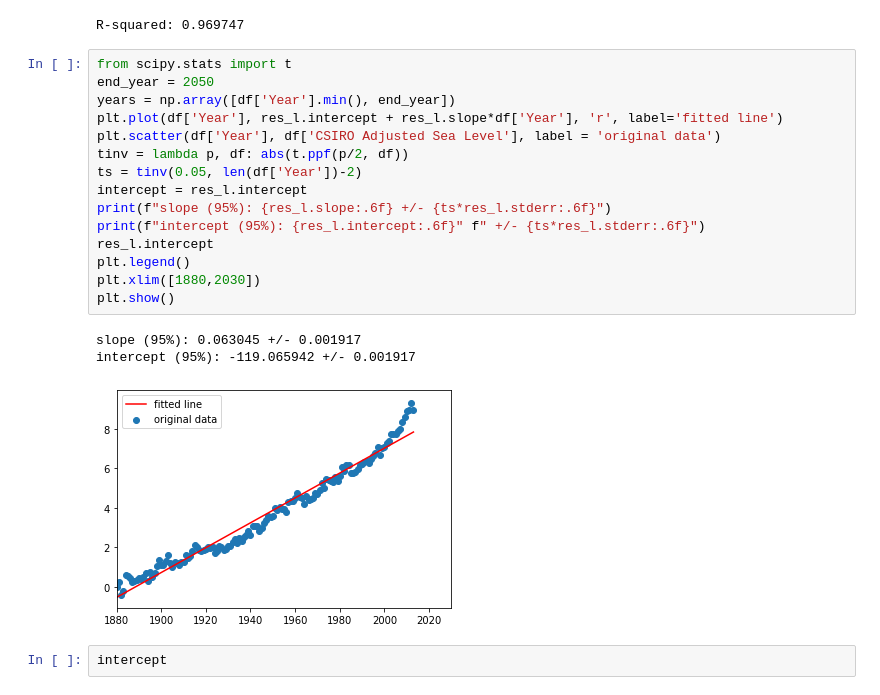
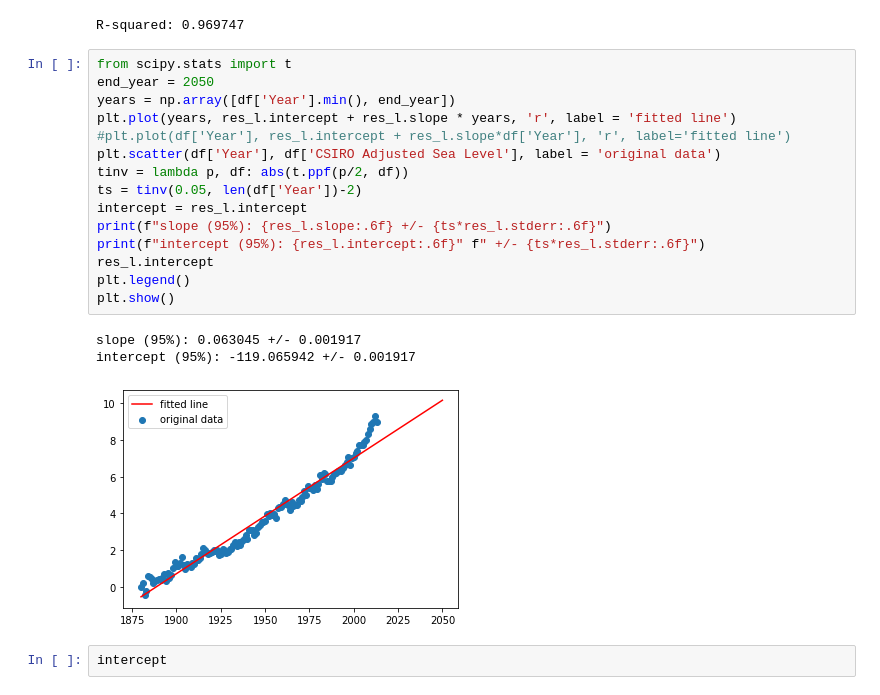
Before and after one commit to harrisonooi1998/sea-level-predictor-freecodecamp, a Jupyter notebook: sea level.ipynb, the cells around one changed output. Cells and saved outputs as stored; diff of their text form.

Commit message:
red line extension

```diff
--- a/sea level.ipynb
+++ b/sea level.ipynb
@@ -101,22 +101,22 @@ R-squared: 0.969747
 # %%
 from scipy.stats import t
 end_year = 2050
 years = np.array([df['Year'].min(), end_year])
-plt.plot(df['Year'], res_l.intercept + res_l.slope*df['Year'], 'r', label='fitted line')
+plt.plot(years, res_l.intercept + res_l.slope * years, 'r', label = 'fitted line')
+#plt.plot(df['Year'], res_l.intercept + res_l.slope*df['Year'], 'r', label='fitted line')
 plt.scatter(df['Year'], df['CSIRO Adjusted Sea Level'], label = 'original data')
 tinv = lambda p, df: abs(t.ppf(p/2, df))
 ts = tinv(0.05, len(df['Year'])-2)
 intercept = res_l.intercept
 print(f"slope (95%): {res_l.slope:.6f} +/- {ts*res_l.stderr:.6f}")
 print(f"intercept (95%): {res_l.intercept:.6f}" f" +/- {ts*res_l.stderr:.6f}")
 res_l.intercept
 plt.legend()
-plt.xlim([1880,2030])
 plt.show()
 # %% [output]
 slope (95%): 0.063045 +/- 0.001917
 intercept (95%): -119.065942 +/- 0.001917
-[figure, old version]
+[figure, new version]
 # %%
 intercept
 # %% [output]
```
Also changed, not shown: parts of 1 cell of this notebook.
